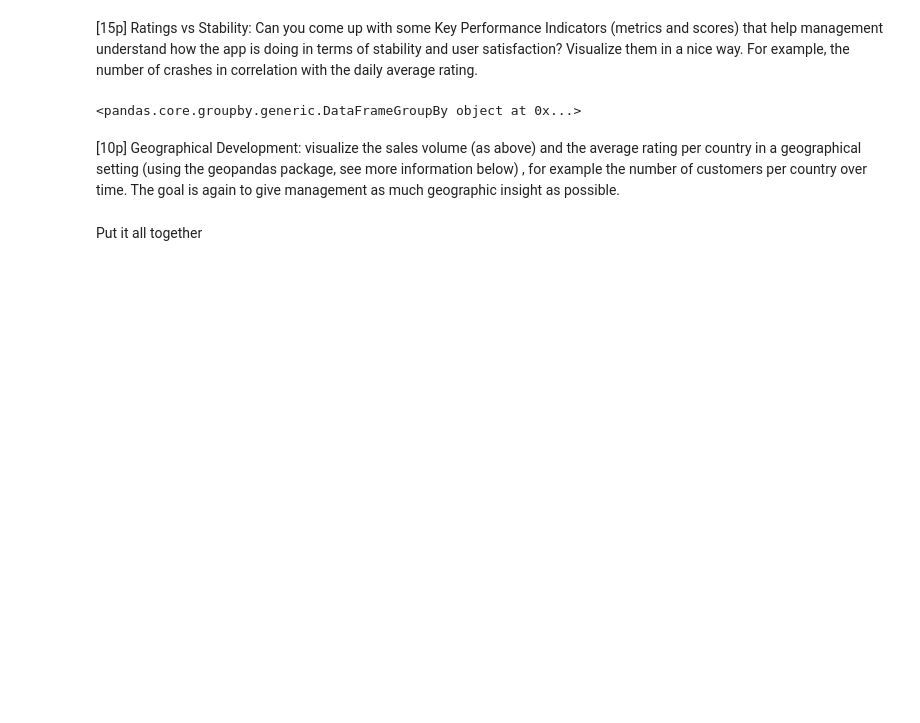
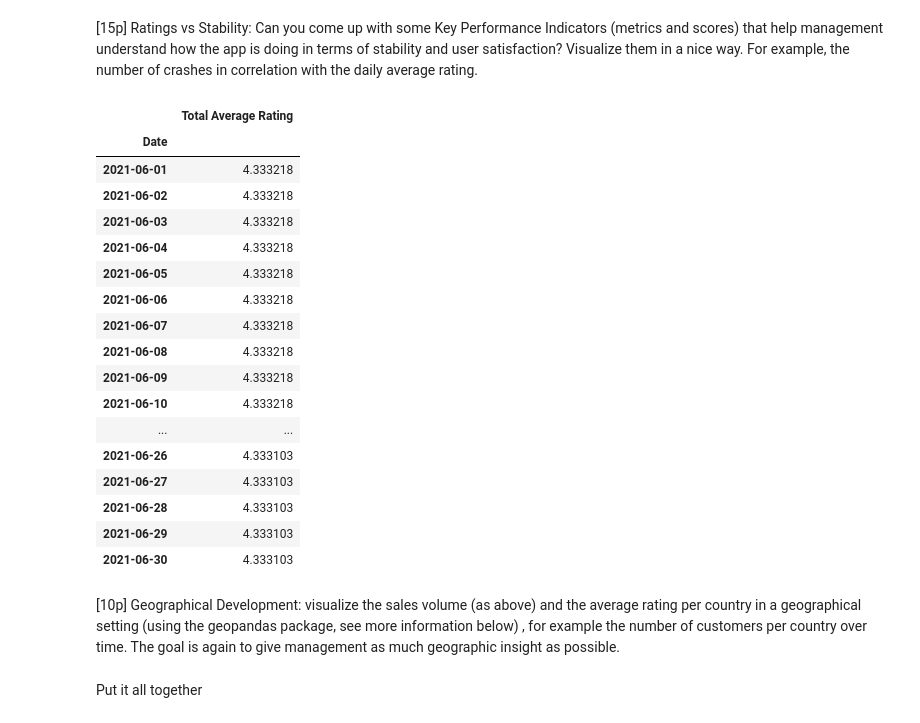
Before and after one commit to DiegoSourbag/DS-A1-Visual-analytics, a Jupyter notebook: assignment1.ipynb, the cells around one changed output. Cells and saved outputs as stored; diff of their text form; code cells hidden in the pictures; blank space fills up the shorter version.

```diff
--- a/assignment1.ipynb
+++ b/assignment1.ipynb
@@ -228,9 +241,27 @@ and scores) that help management understand how the app is doing in terms of sta
 user satisfaction? Visualize them in a nice way. For example, the number of crashes in
 correlation with the daily average rating.
 # %%
-df_ratings.groupby('Date')[['Total Average Rating']]
+df_ratings_by_date = df_ratings.groupby('Date')[['Total Average Rating']].mean()
+df_ratings_by_date
 # %% [output]
-<pandas.core.groupby.generic.DataFrameGroupBy object at 0x...>
+|  | Total Average Rating |
+| Date |  |
+| 2021-06-01 | 4.333218 |
+| 2021-06-02 | 4.333218 |
+| 2021-06-03 | 4.333218 |
+| 2021-06-04 | 4.333218 |
+| 2021-06-05 | 4.333218 |
+| 2021-06-06 | 4.333218 |
+| 2021-06-07 | 4.333218 |
+| 2021-06-08 | 4.333218 |
+| 2021-06-09 | 4.333218 |
+| 2021-06-10 | 4.333218 |
+| ... | ... |
+| 2021-06-26 | 4.333103 |
+| 2021-06-27 | 4.333103 |
+| 2021-06-28 | 4.333103 |
+| 2021-06-29 | 4.333103 |
+| 2021-06-30 | 4.333103 |
 # %% [markdown]
 [10p] Geographical Development: visualize the sales volume (as above) and the average
 rating per country in a geographical setting (using the geopandas package, see more
```
Also changed, not shown: parts of 3 cells of this notebook.
